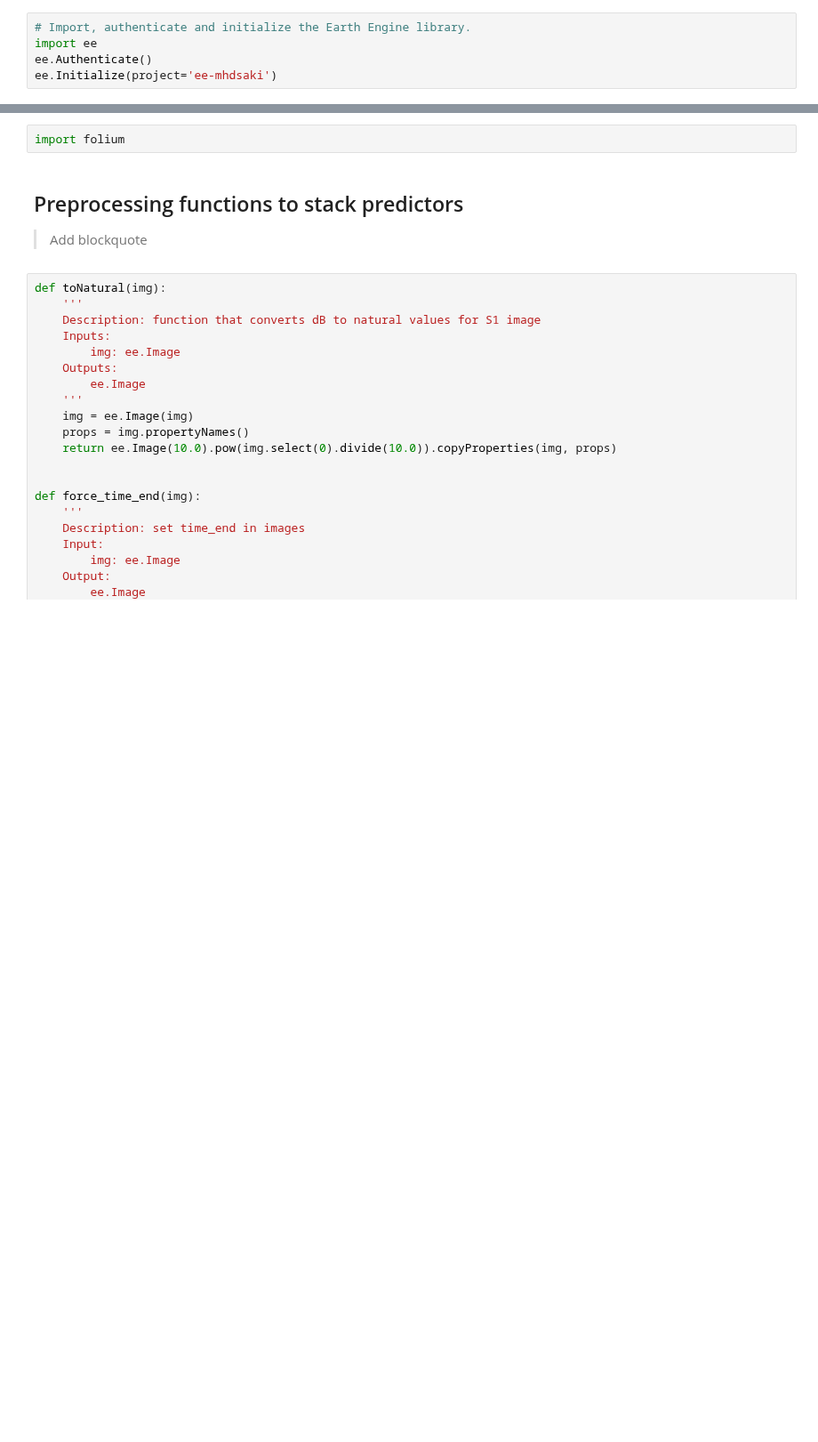
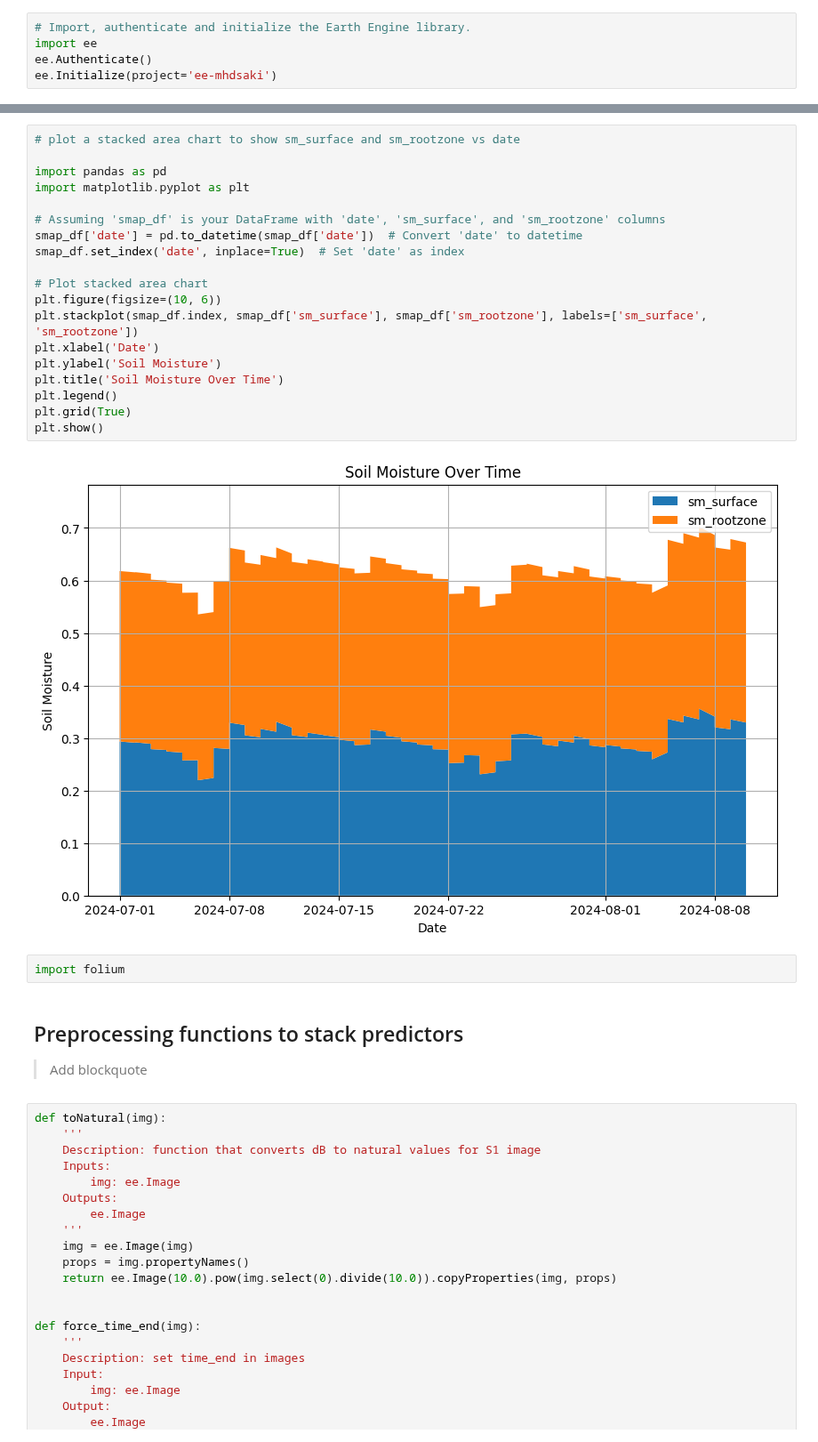
Before and after one commit to top-data/Soil_moisture, a Jupyter notebook: SM_inputs4model_updated_satellites.ipynb, the cells around one changed output, grey strips where cells are left out. Shown at 89% size. Drawn from its saved outputs; the diff is of its cells as text; blank space fills up the shorter version.

```diff
--- a/SM_inputs4model_updated_satellites.ipynb
+++ b/SM_inputs4model_updated_satellites.ipynb
@@ -73,3 +80,24 @@ smap_df.tail()
+# %%
+# plot a stacked area chart to show sm_surface and sm_rootzone vs date
+
+import pandas as pd
+import matplotlib.pyplot as plt
+
+# Assuming 'smap_df' is your DataFrame with 'date', 'sm_surface', and 'sm_rootzone' columns
+smap_df['date'] = pd.to_datetime(smap_df['date'])  # Convert 'date' to datetime
+smap_df.set_index('date', inplace=True)  # Set 'date' as index
+
+# Plot stacked area chart
+plt.figure(figsize=(10, 6))
+plt.stackplot(smap_df.index, smap_df['sm_surface'], smap_df['sm_rootzone'], labels=['sm_surface', 'sm_rootzone'])
+plt.xlabel('Date')
+plt.ylabel('Soil Moisture')
+plt.title('Soil Moisture Over Time')
+plt.legend()
+plt.grid(True)
+plt.show()
+# %% [output]
+[figure, added]
 # %%
 import folium
 # %% [markdown]
```
Also changed, not shown: parts of 1 cell of this notebook.
